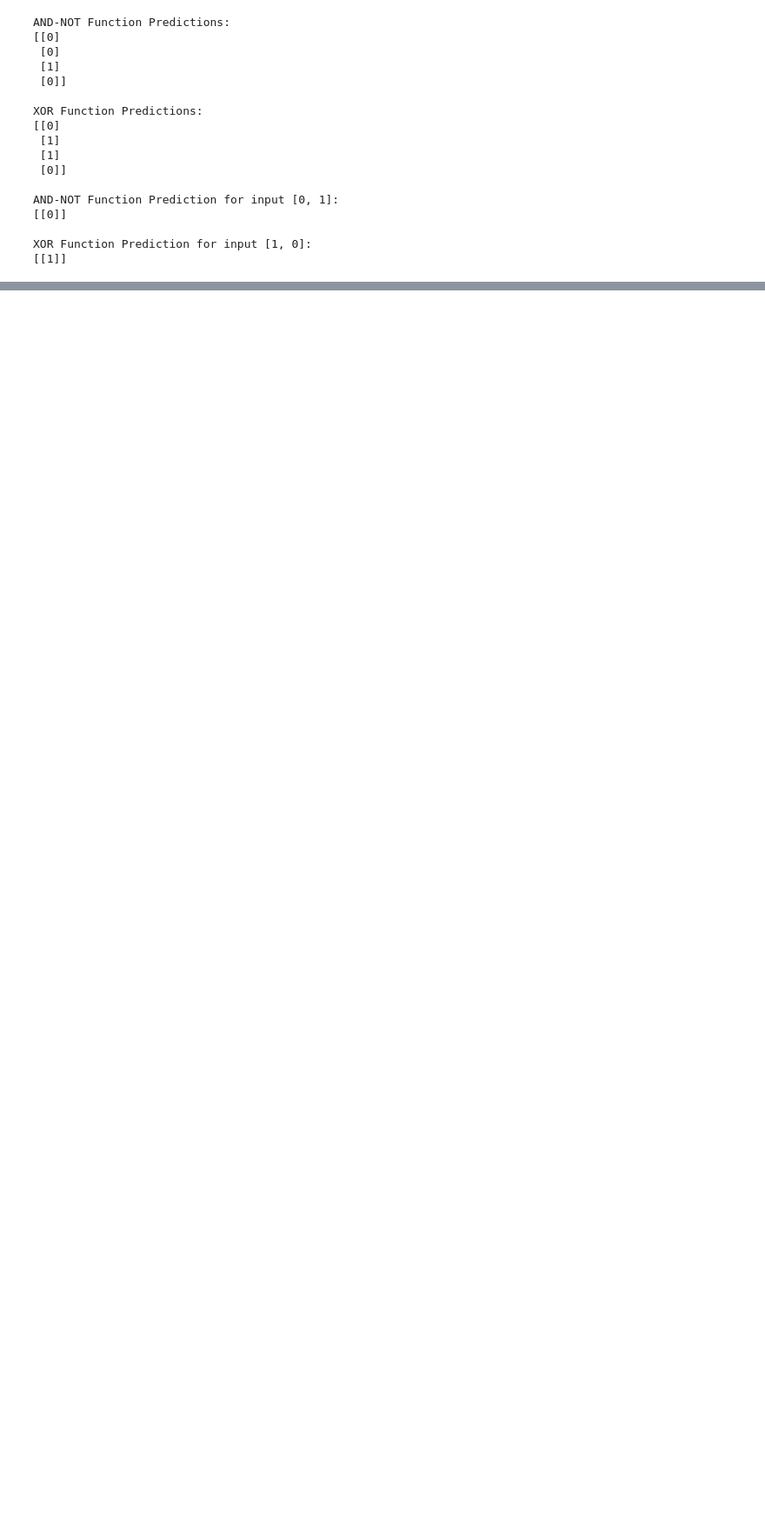
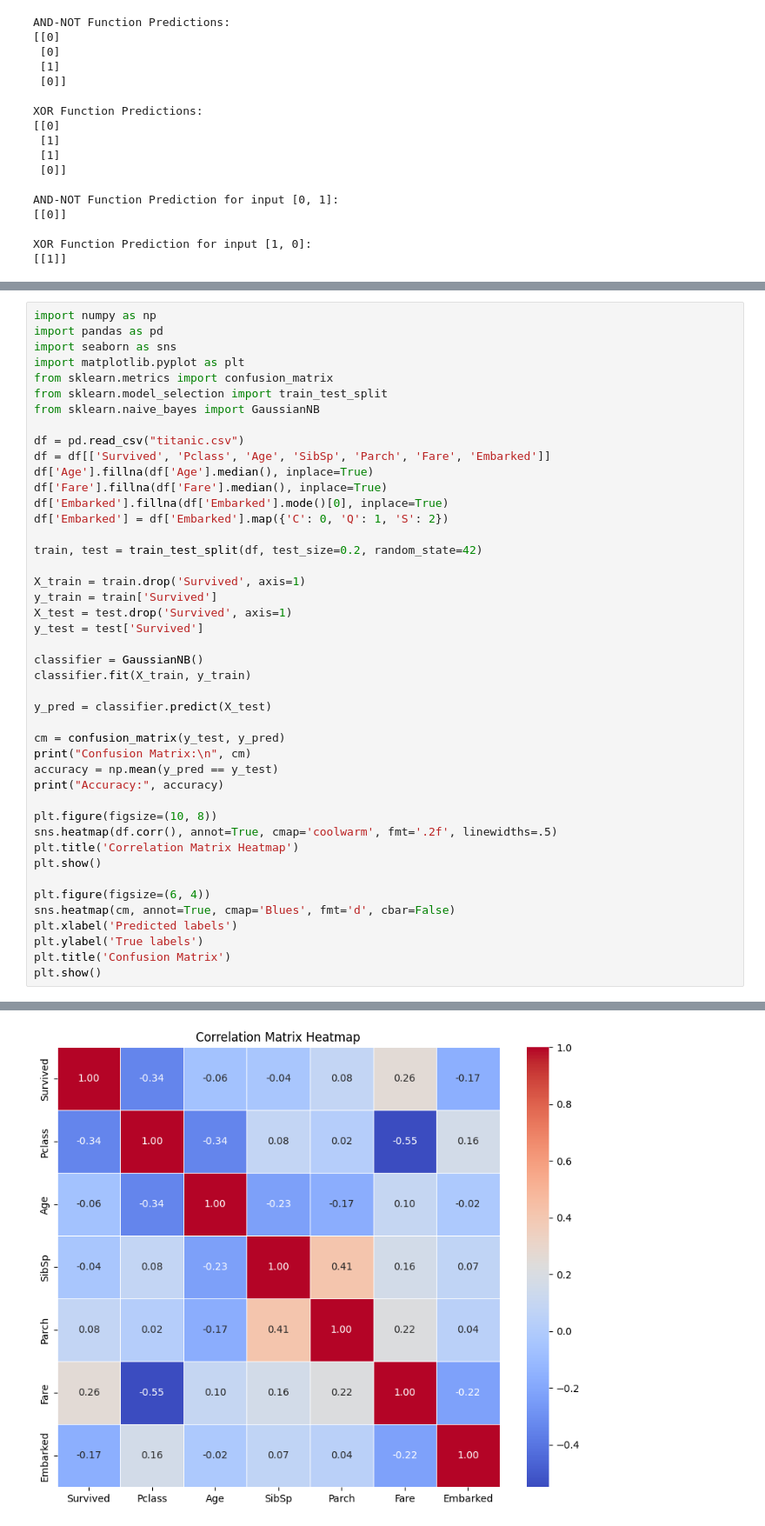
Before and after one commit to shreyashbandekar/Python-for-Data-Science, a Jupyter notebook: lab.ipynb, the cells around one changed output, grey strips where cells are left out. Shown: that part at 87% size. Saved outputs shown, nothing was run; the diff lists cells and outputs as text; blank space fills up the shorter version.

```diff
--- a/lab.ipynb
+++ b/lab.ipynb
@@ -771,0 +1101,45 @@ XOR Function Prediction for input [1, 0]:
+# %%
+import numpy as np
+import pandas as pd
+import seaborn as sns
+import matplotlib.pyplot as plt
+from sklearn.metrics import confusion_matrix
+from sklearn.model_selection import train_test_split
+from sklearn.naive_bayes import GaussianNB
+
+df = pd.read_csv("titanic.csv")
+df = df[['Survived', 'Pclass', 'Age', 'SibSp', 'Parch', 'Fare', 'Embarked']]
+df['Age'].fillna(df['Age'].median(), inplace=True)
+df['Fare'].fillna(df['Fare'].median(), inplace=True)
+df['Embarked'].fillna(df['Embarked'].mode()[0], inplace=True)
+df['Embarked'] = df['Embarked'].map({'C': 0, 'Q': 1, 'S': 2})
+
+train, test = train_test_split(df, test_size=0.2, random_state=42)
+
+X_train = train.drop('Survived', axis=1)
+y_train = train['Survived']
+X_test = test.drop('Survived', axis=1)
+y_test = test['Survived']
+
+classifier = GaussianNB()
+classifier.fit(X_train, y_train)
+
+y_pred = classifier.predict(X_test)
+
+cm = confusion_matrix(y_test, y_pred)
+print("Confusion Matrix:\n", cm)
+accuracy = np.mean(y_pred == y_test)
+print("Accuracy:", accuracy)
+
+plt.figure(figsize=(10, 8))
+sns.heatmap(df.corr(), annot=True, cmap='coolwarm', fmt='.2f', linewidths=.5)
+plt.title('Correlation Matrix Heatmap')
+plt.show()
+
+plt.figure(figsize=(6, 4))
+sns.heatmap(cm, annot=True, cmap='Blues', fmt='d', cbar=False)
+plt.xlabel('Predicted labels')
+plt.ylabel('True labels')
+plt.title('Confusion Matrix')
+plt.show()
+# %% [output]
@@ -771,0 +1168 @@ XOR Function Prediction for input [1, 0]:
+[figure, added]
```
Also changed, not shown: parts of 16 cells of this notebook.
